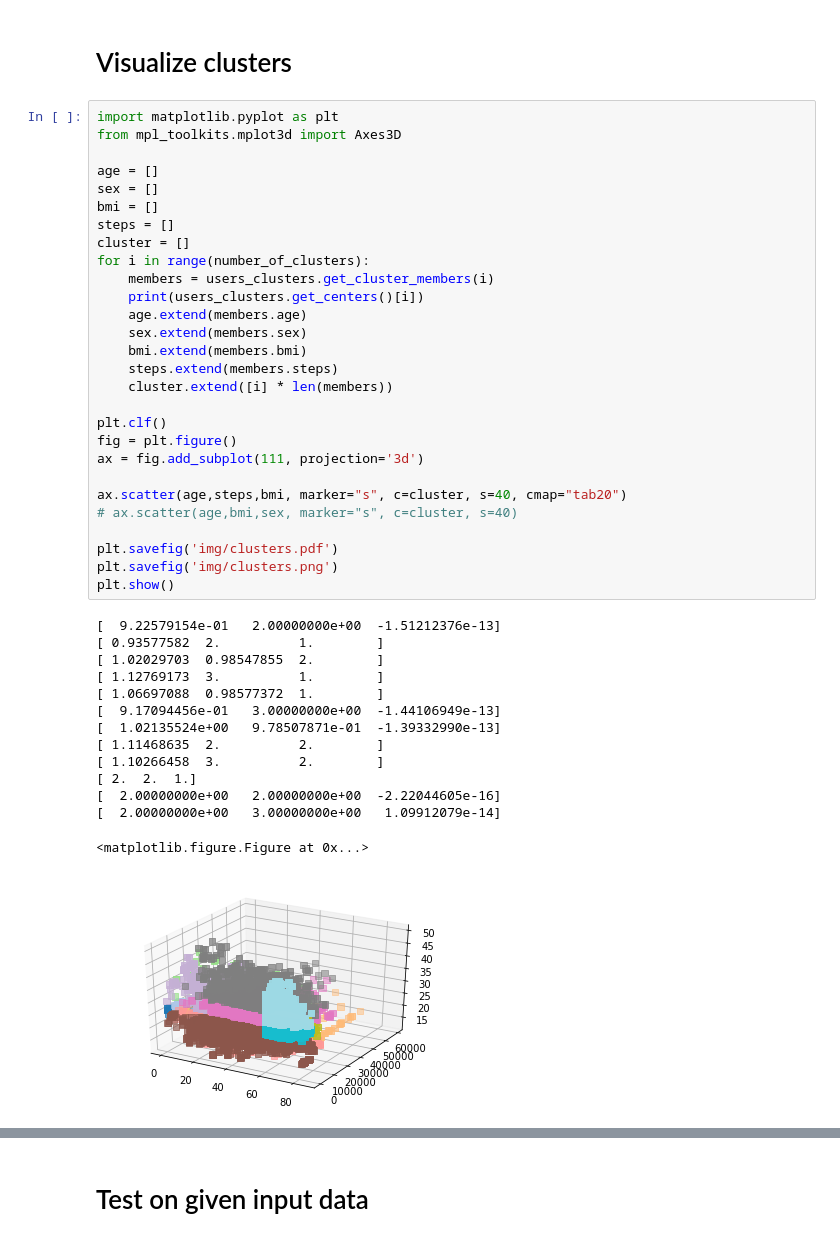
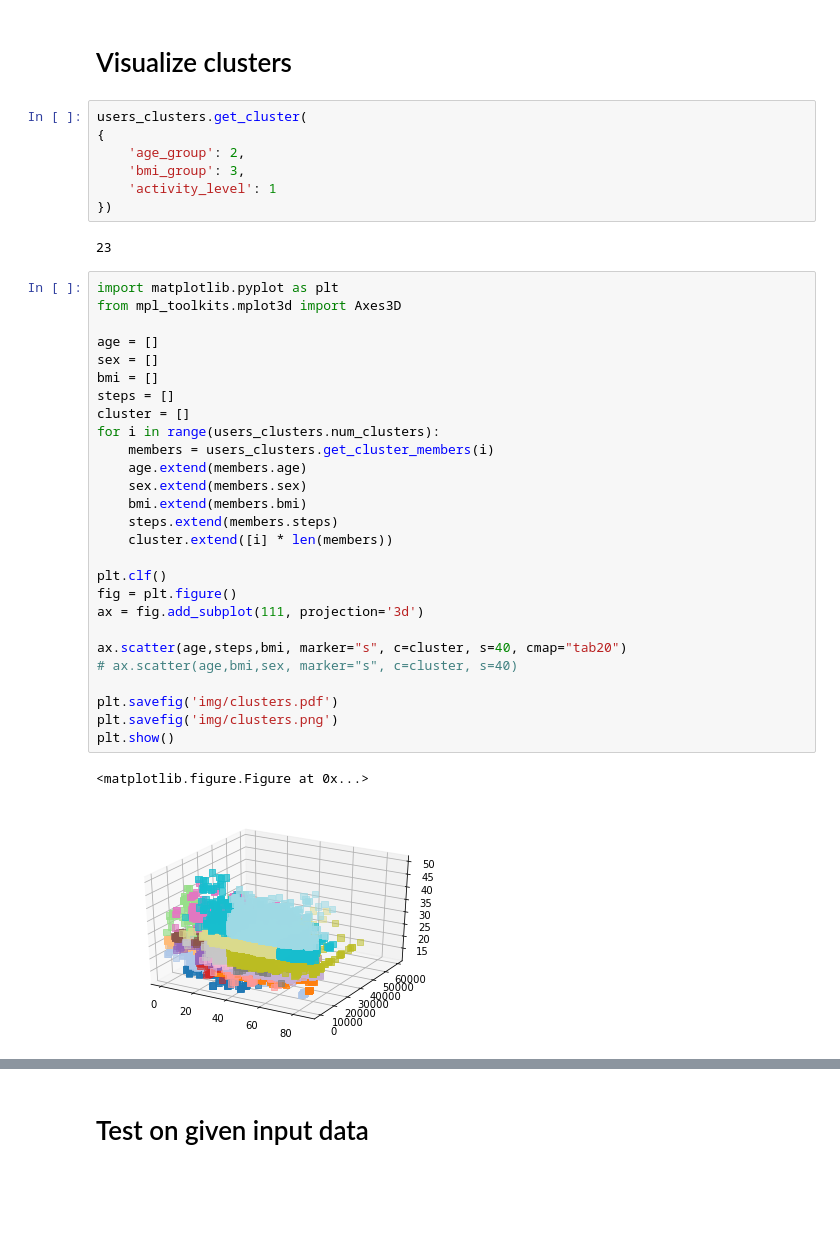
Before and after one commit to renatalucia/activity-tracker, a Jupyter notebook: clustering/users_clusters_visualize.ipynb, the cells around one changed output, grey strips where cells are left out. Cells and saved outputs as stored; diff of their text form; blank space fills up the shorter version.

```diff
--- a/clustering/users_clusters_visualize.ipynb
+++ b/clustering/users_clusters_visualize.ipynb
@@ -238,48 +267,44 @@ if __name__ == "__main__":
 # %% [markdown]
 # Visualize clusters
+# %%
+users_clusters.get_cluster(
+{
+    'age_group': 2,
+    'bmi_group': 3,
+    'activity_level': 1
+})
+# %% [output]
+23
 # %%
 import matplotlib.pyplot as plt
 from mpl_toolkits.mplot3d import Axes3D
 
 age = []
 sex = []
 bmi = []
 steps = []
 cluster = []
-for i in range(number_of_clusters):
+for i in range(users_clusters.num_clusters):
     members = users_clusters.get_cluster_members(i)
-    print(users_clusters.get_centers()[i])
     age.extend(members.age)
     sex.extend(members.sex)
     bmi.extend(members.bmi)
     steps.extend(members.steps)
     cluster.extend([i] * len(members))
 
 plt.clf()
 fig = plt.figure()
 ax = fig.add_subplot(111, projection='3d')
 
 ax.scatter(age,steps,bmi, marker="s", c=cluster, s=40, cmap="tab20")
 # ax.scatter(age,bmi,sex, marker="s", c=cluster, s=40)
 
 plt.savefig('img/clusters.pdf')
 plt.savefig('img/clusters.png')
 plt.show()
 # %% [output]
-[  9.22579154e-01   2.00000000e+00  -1.51212376e-13]
-[ 0.93577582  2.          1.        ]
-[ 1.02029703  0.98547855  2.        ]
-[ 1.12769173  3.          1.        ]
-[ 1.06697088  0.98577372  1.        ]
-[  9.17094456e-01   3.00000000e+00  -1.44106949e-13]
-[  1.02135524e+00   9.78507871e-01  -1.39332990e-13]
-[ 1.11468635  2.          2.        ]
-[ 1.10266458  3.          2.        ]
-[ 2.  2.  1.]
-[  2.00000000e+00   2.00000000e+00  -2.22044605e-16]
-[  2.00000000e+00   3.00000000e+00   1.09912079e-14]
+<matplotlib.figure.Figure at 0x...>
-<matplotlib.figure.Figure at 0x...>
-[figure, old version]
+[figure, new version]
 # %%
 # Clusters summary
 n_months = 6
```
Also changed, not shown: parts of 5 cells of this notebook, 18 other files.
